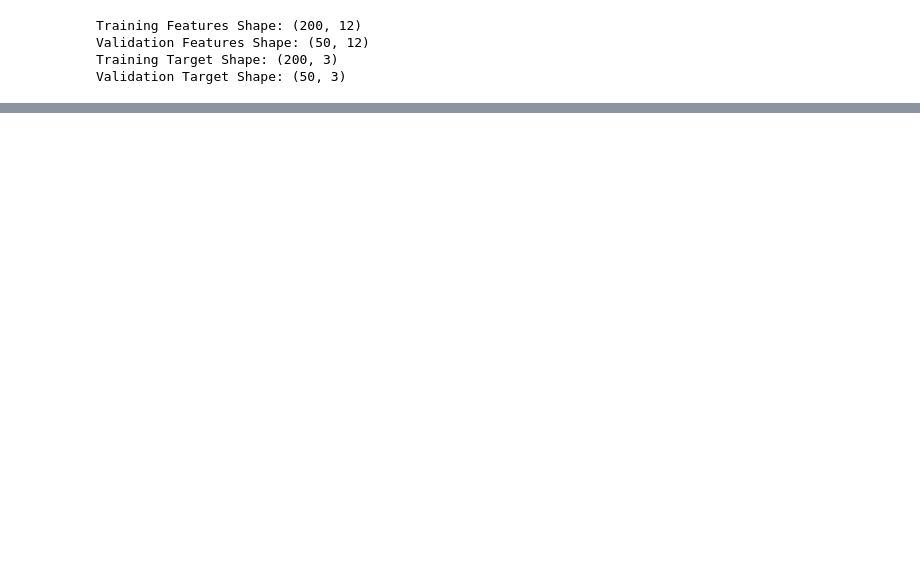
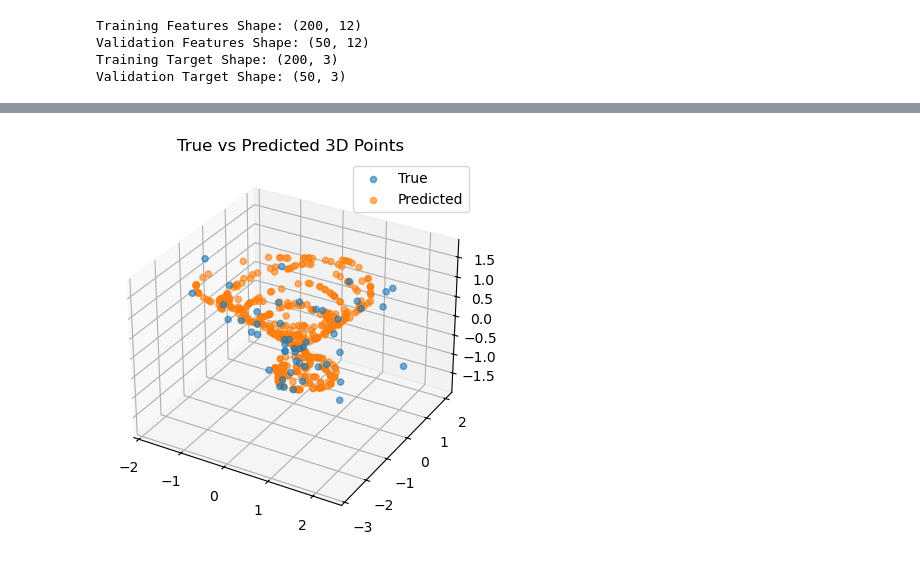
Before and after one commit to Mostafa772/ML_project, a Jupyter notebook: baseline_cup.ipynb, the cells around one changed output, grey strips where cells are left out. Drawn from its saved outputs; the diff is of its cells as text; code cells hidden in the pictures; blank space fills up the shorter version.

```diff
--- a/baseline_cup.ipynb
+++ b/baseline_cup.ipynb
@@ -454,0 +1118,13 @@ predictions
+# %%
+from mpl_toolkits.mplot3d import Axes3D
+
+fig = plt.figure()
+ax = fig.add_subplot(111, projection='3d')
+ax.scatter(y_val[:, 0], y_val[:, 1], y_val[:, 2], label='True', alpha=0.6)
+ax.scatter(y_pred[:, 0], y_pred[:, 1], y_pred[:, 2],
+           label='Predicted', alpha=0.6)
+ax.set_title("True vs Predicted 3D Points")
+ax.legend()
+plt.show()
+# %% [output]
+[figure, added]
```
Also changed, not shown: parts of 32 cells of this notebook, 10 other files.
